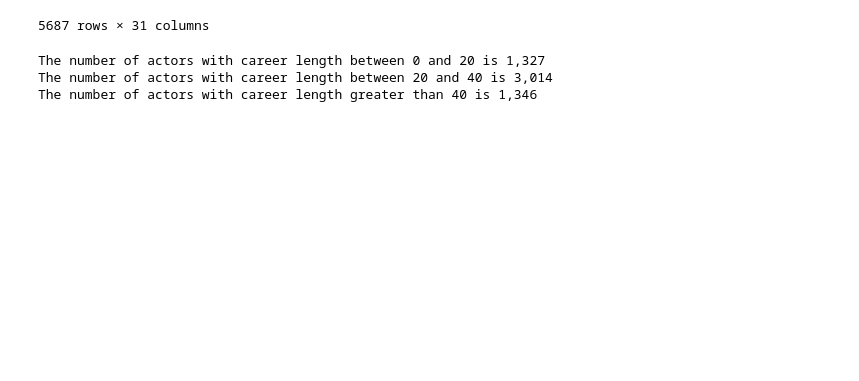
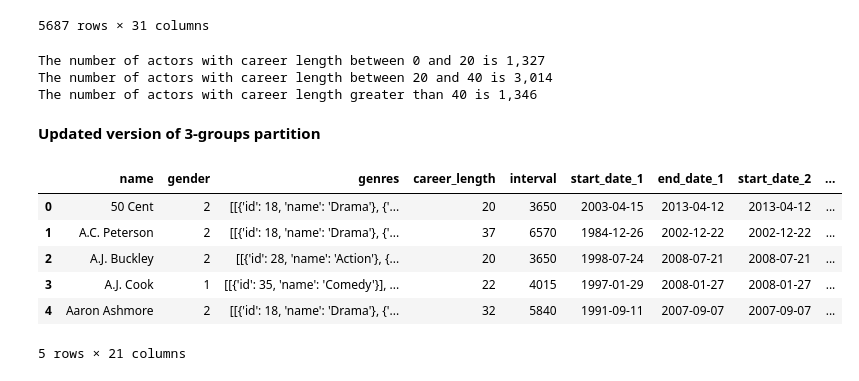
Before and after one commit to epfl-ada/ada-2023-project-cinemada, a Jupyter notebook: Preprocessing/fame.ipynb, the cells around one changed output. Cells and saved outputs as stored; diff of their text form; code cells hidden in the pictures; blank space fills up the shorter version.

Commit message:
Replaced genre for 2nd and 3rd databases

```diff
--- a/Preprocessing/fame.ipynb
+++ b/Preprocessing/fame.ipynb
@@ -907,3 +907,19 @@ grouped_actors_df_40.to_csv('../Data/preprocessed_data/grouped_actors_df_40.csv'
 The number of actors with career length between 0 and 20 is 1,327
 The number of actors with career length between 20 and 40 is 3,014
 The number of actors with career length greater than 40 is 1,346
+# %% [markdown]
+**Updated version of 3-groups partition**
+# %%
+group1_df = pd.read_csv("../Data/preprocessed_data/group1_divided_df.csv")
+group2_df = pd.read_csv("../Data/preprocessed_data/group2_divided_df.csv")
+group3_df = pd.read_csv("../Data/preprocessed_data/group3_divided_df.csv")
+# %%
+group2_df.head()
+# %% [output]
+|  | name | gender | genres | career_length | interval | start_date_1 | end_date_1 | start_date_2 | ... |
+| 0 | 50 Cent | 2 | [[{'id': 18, 'name': 'Drama'}, {'... | 20 | 3650 | 2003-04-15 | 2013-04-12 | 2013-04-12 | ... |
+| 1 | A.C. Peterson | 2 | [[{'id': 18, 'name': 'Drama'}, {'... | 37 | 6570 | 1984-12-26 | 2002-12-22 | 2002-12-22 | ... |
+| 2 | A.J. Buckley | 2 | [[{'id': 28, 'name': 'Action'}, {... | 20 | 3650 | 1998-07-24 | 2008-07-21 | 2008-07-21 | ... |
+| 3 | A.J. Cook | 1 | [[{'id': 35, 'name': 'Comedy'}], ... | 22 | 4015 | 1997-01-29 | 2008-01-27 | 2008-01-27 | ... |
+| 4 | Aaron Ashmore | 2 | [[{'id': 18, 'name': 'Drama'}, {'... | 32 | 5840 | 1991-09-11 | 2007-09-07 | 2007-09-07 | ... |
+5 rows × 21 columns
```
Also changed, not shown: parts of 5 cells of this notebook.
